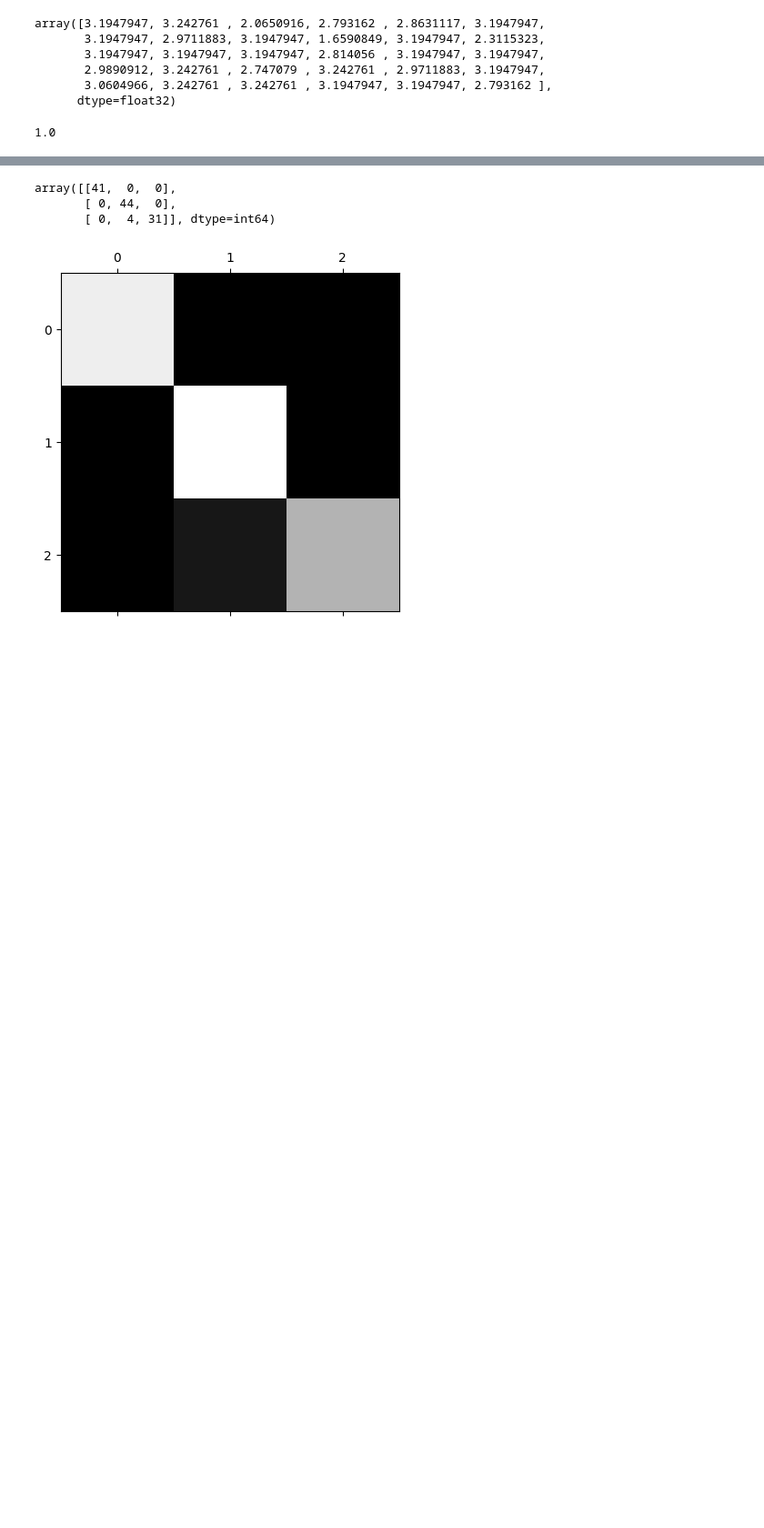
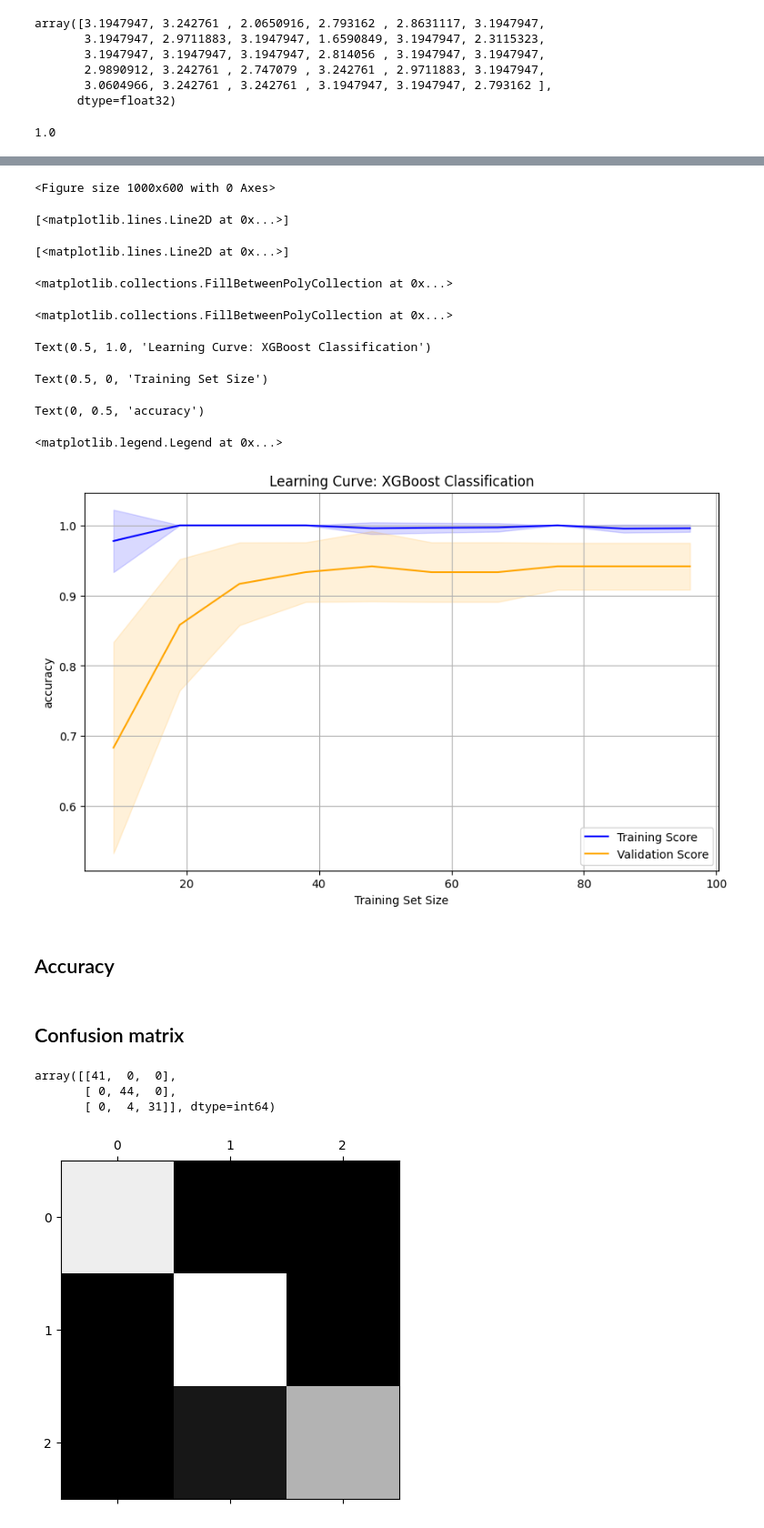
Before and after one commit to EdwinVivek/ML-hands-on-notebooks, a Jupyter notebook: Multiclass classification/iris-prediction.ipynb, the cells around one changed output, grey strips where cells are left out. Shown at 91% size. Saved outputs shown, nothing was run; the diff lists cells and outputs as text; code cells hidden in the pictures; blank space fills up the shorter version.

```diff
--- a/Multiclass classification/iris-prediction.ipynb
+++ b/Multiclass classification/iris-prediction.ipynb
@@ -1027,3 +1041,73 @@ plot_learning_curves(svm_clf, X, Y)
+# %%
+params = {
+    "n_estimators" : 50,    #no of trees to build
+    "base_score": 0.5, # global error
+    "objective" : "multi:softmax",  # loss functition to be optmized
+    "eval_metric": "mlogloss",   # evaluation metric for early stopping
+    "learning_rate": 0.1,  # controls the contribution of a tree
+    "max_depth": 3,   # tree depth
+    "gamma": 0,       # minimum loss reduction required to make a split
+    "reg_alpha": 0,    # L1 regularization
+    "reg_lambda": 1,    # L2 regularization
+    "num_class": 3
+}
+
+xgb_clf = XGBClassifier(**params, random_state=42)
+# %%
+from sklearn.model_selection import learning_curve
+from sklearn.model_selection import StratifiedKFold
+
+cv = StratifiedKFold(n_splits=5, shuffle=True, random_state=42)
+# learning curve
+train_sizes, train_scores, test_scores = learning_curve(
+    estimator=xgb_clf,
+    X=X_train,                 # your features
+    y=y_train_numeric,                 # your target
+    cv=cv,                # number of folds
+    train_sizes=np.linspace(0.1, 1.0, 10),
+    scoring='accuracy',
+    shuffle=True,
+    random_state=42
+
+)
+
+# mean and std
+train_mean = np.mean(train_scores, axis=1)
+train_std = np.std(train_scores, axis=1)
+test_mean = np.mean(test_scores, axis=1)
+test_std = np.std(test_scores, axis=1)
+
+# plot
+plt.figure(figsize=(10,6))
+plt.plot(train_sizes, train_mean, label='Training Score', color='blue')
+plt.plot(train_sizes, test_mean, label='Validation Score', color='orange')
+
+plt.fill_between(train_sizes, train_mean - train_std, train_mean + train_std,
+                 color='blue', alpha=0.15)
+plt.fill_between(train_sizes, test_mean - test_std, test_mean + test_std,
+                 color='orange', alpha=0.15)
+
+plt.title('Learning Curve: XGBoost Classification')
+plt.xlabel('Training Set Size')
+plt.ylabel('accuracy')
+plt.legend()
+plt.grid(True)
+plt.show()
+# %% [output]
+<Figure size 1000x600 with 0 Axes>
+[<matplotlib.lines.Line2D at 0x...>]
+[<matplotlib.lines.Line2D at 0x...>]
+<matplotlib.collections.FillBetweenPolyCollection at 0x...>
+<matplotlib.collections.FillBetweenPolyCollection at 0x...>
+Text(0.5, 1.0, 'Learning Curve: XGBoost Classification')
+Text(0.5, 0, 'Training Set Size')
+Text(0, 0.5, 'accuracy')
+<matplotlib.legend.Legend at 0x...>
+[figure, added]
+# %% [markdown]
+## Accuracy
+# %% [markdown]
+## Confusion matrix
 # %%
 #error analysis
 y_train_pred =  cross_val_predict(svm_clf, X_train, y_train, cv=3)
```
Also changed, not shown: parts of 14 cells of this notebook, 1 other file.
